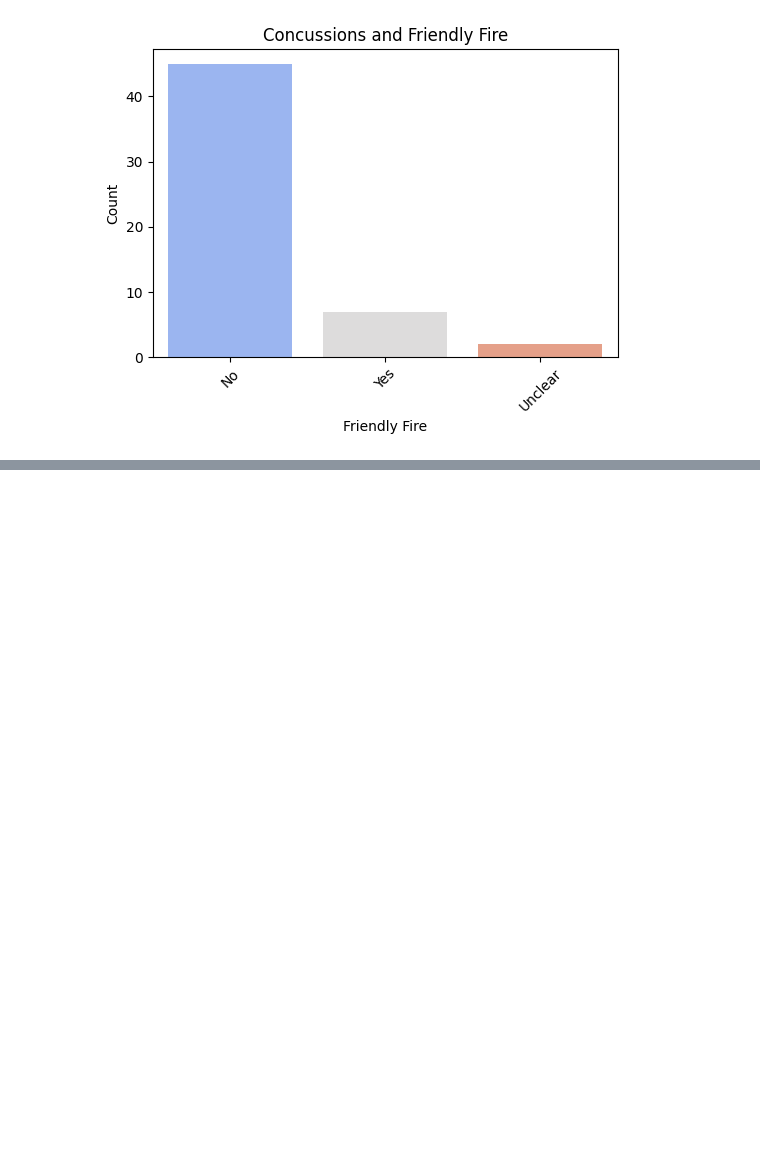
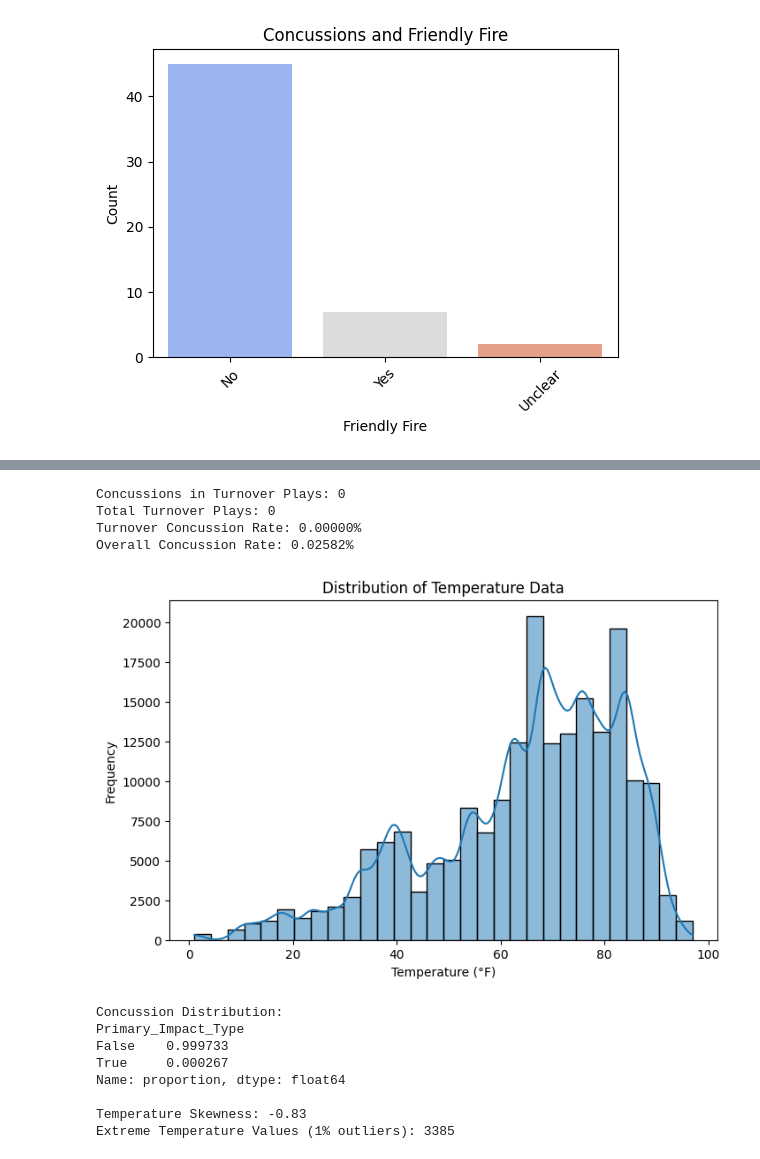
Before and after one commit to cwmckee91/dx699, a Jupyter notebook: 2025-spring-B2/ModB2-Week2-McKee-Chris.ipynb, the cells around one changed output, grey strips where cells are left out. Cells and saved outputs as stored; diff of their text form; code cells hidden in the pictures; blank space fills up the shorter version.

```diff
--- a/2025-spring-B2/ModB2-Week2-McKee-Chris.ipynb
+++ b/2025-spring-B2/ModB2-Week2-McKee-Chris.ipynb
@@ -1282,0 +1269,14 @@ Passing `palette` without assigning `hue` is deprecated and will be removed in v
+# %%
+natural_turf = ['Grass', 'Natural Grass', 'Natural grass', 'Natural', 'grass', 'Natrual Grass', 'Naturall Grass', 'DD GrassMaster']
+synthetic_turf = ['FieldTurf', 'Artificial', 'Field Turf', 'UBU Speed Series-S5-M', 'A-Turf Titan', 'UBU Sports Speed S5-M', 'FieldTurf 360', 'Artifical', 'FieldTurf360', 'Synthetic', 'Field turf']
+
+punt_merged_df['Turf_Type'] = punt_merged_df['Turf'].apply(lambda x: 'Natural' if str(x).strip() in natural_turf else ('Synthetic' if str(x).strip() in synthetic_turf else 'Unknown'))
+
+concussion_counts = punt_merged_df[punt_merged_df['Primary_Impact_Type'].isin(['Helmet-to-helmet', 'Helmet-to-body', 'Helmet-to-ground'])].groupby('Turf_Type')['Primary_Impact_Type'].count()
+total_plays_counts = punt_merged_df.groupby('Turf_Type').size()
+concussion_rates = concussion_counts / total_plays_counts
+
+print("\nConcussions by Turf Type:")
+print(concussion_counts)
+print("\nConcussion Rates by Turf Type:")
+print(concussion_rates)
@@ -1282,0 +1317,44 @@ Passing `palette` without assigning `hue` is deprecated and will be removed in v
+# %%
+turnover_concussions = punt_merged_df[(punt_merged_df['Turnover_Related'] == 'Yes') & punt_merged_df['Primary_Impact_Type'].notna()].shape[0]
+total_turnover_plays = punt_merged_df[punt_merged_df['Turnover_Related'] == 'Yes'].shape[0]
+turnover_concussion_rate = turnover_concussions / total_turnover_plays if total_turnover_plays > 0 else 0
+
+overall_concussion_rate = concussion_impacts / total_plays
+
+print(f"\nConcussions in Turnover Plays: {turnover_concussions}")
+print(f"Total Turnover Plays: {total_turnover_plays}")
+print(f"Turnover Concussion Rate: {turnover_concussion_rate:.5%}")
+print(f"Overall Concussion Rate: {overall_concussion_rate:.5%}")
+# %% [output]
+Concussions in Turnover Plays: 0
+Total Turnover Plays: 0
+Turnover Concussion Rate: 0.00000%
+Overall Concussion Rate: 0.02582%
+# %%
+
+concussion_distribution = punt_merged_df['Primary_Impact_Type'].notna().value_counts(normalize=True)
+
+plt.figure(figsize=(8,5))
+sns.histplot(punt_merged_df['Temperature'].dropna(), bins=30, kde=True)
+plt.xlabel("Temperature (°F)")
+plt.ylabel("Frequency")
+plt.title("Distribution of Temperature Data")
+plt.show()
+
+temperature_skewness = punt_merged_df['Temperature'].skew()
+temperature_outliers = punt_merged_df['Temperature'][punt_merged_df['Temperature'] < punt_merged_df['Temperature'].quantile(0.01)].count() + punt_merged_df['Temperature'][punt_merged_df['Temperature'] > punt_merged_df['Temperature'].quantile(0.99)].count()
+
+print("\nConcussion Distribution:")
+print(concussion_distribution)
+print(f"\nTemperature Skewness: {temperature_skewness:.2f}")
+print(f"Extreme Temperature Values (1% outliers): {temperature_outliers}")
+# %% [output]
+[figure, added]
+Concussion Distribution:
+Primary_Impact_Type
+False    0.999733
+True     0.000267
+Name: proportion, dtype: float64
+
+Temperature Skewness: -0.83
+Extreme Temperature Values (1% outliers): 3385
```
Also changed, not shown: parts of 14 cells of this notebook, 2 other files.
